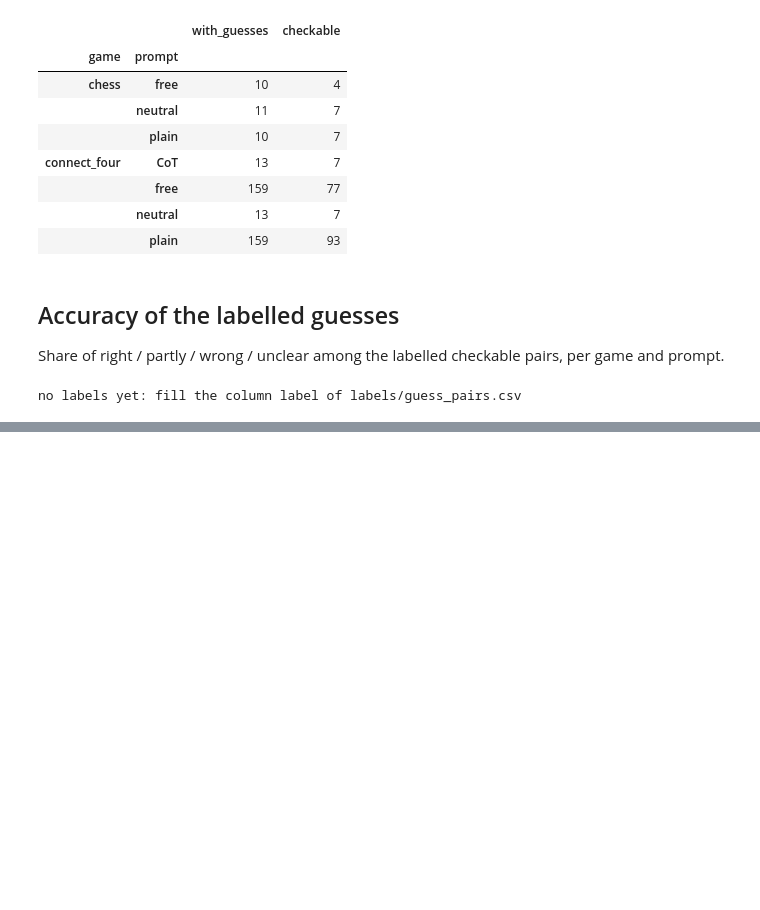
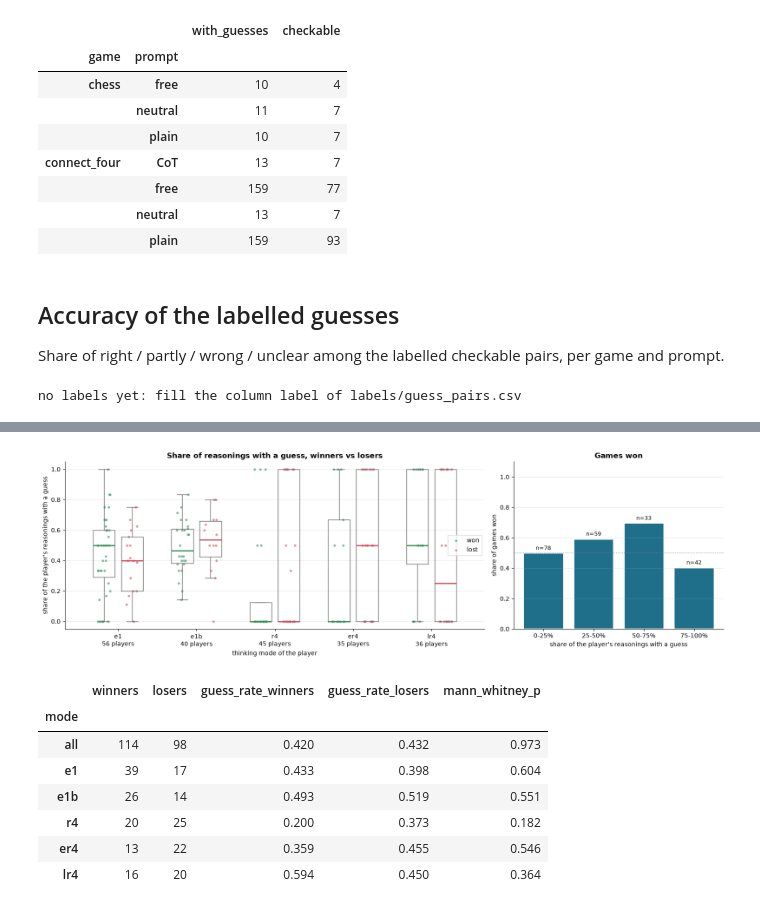
Before and after one commit to UPROOT01/LLMs-Play-Textual-Games, a Jupyter notebook: Code/Benchmark/reasoning_analysis.ipynb, the cells around one changed output, grey strips where cells are left out. Drawn from its saved outputs; the diff is of its cells as text; code cells hidden in the pictures; blank space fills up the shorter version.

Commit message:
added new manual checking for when thinking is needed

```diff
--- a/Code/Benchmark/reasoning_analysis.ipynb
+++ b/Code/Benchmark/reasoning_analysis.ipynb
@@ -146,0 +215,64 @@ no labels yet: fill the column label of labels/guess_pairs.csv
+# %%
+c4 = table[(table.game == "connect_four") & table.level.astype(str).str.startswith("self-")]
+players = (c4.assign(has_guess=c4.guesses.str.len() > 0)
+             .groupby(GAME_KEY + ["player", "player_mode", "player_result"], as_index=False)
+             .agg(guess_rate=("has_guess", "mean"), reasonings=("has_guess", "size")))
+players = players[players.player_result.isin(["win", "loss"])]
+
+fig, axes = plt.subplots(1, 2, figsize=(16, 5), gridspec_kw=dict(width_ratios=[2, 1]))
+ax = axes[0]
+rng = np.random.default_rng(0)
+shown_modes = [m for m in modes if m in set(players.player_mode)]
+for i, mode in enumerate(shown_modes):
+    for offset, result in ((-0.18, "win"), (0.18, "loss")):
+        values = players[(players.player_mode == mode) & (players.player_result == result)].guess_rate
+        if len(values) == 0:
+            continue
+        ax.boxplot([values], positions=[i + offset], widths=0.28, showfliers=False,
+                   medianprops=dict(color=result_colors[result], linewidth=2), boxprops=dict(color="#666666"),
+                   whiskerprops=dict(color="#666666"), capprops=dict(color="#666666"))
+        ax.scatter(i + offset + rng.uniform(-0.08, 0.08, len(values)), values, s=18, alpha=0.6,
+                   color=result_colors[result], edgecolor="white", linewidth=0.5,
+                   label={"win": "won", "loss": "lost"}[result] if i == 0 else None)
+ax.set_xticks(range(len(shown_modes)), [f"{m}\n{(players.player_mode == m).sum()} players" for m in shown_modes])
+ax.set_xlabel("thinking mode of the player")
+ax.set_ylim(-0.05, 1.05)
+ax.legend()
+style_axis(ax, "Share of reasonings with a guess, winners vs losers", "share of the player's reasonings with a guess")
+
+ax = axes[1]
+bins = [-0.01, 0.25, 0.5, 0.75, 1.0]
+names = ["0-25%", "25-50%", "50-75%", "75-100%"]
+players["guess_bin"] = pd.cut(players.guess_rate, bins, labels=names)
+won = players.groupby("guess_bin", observed=False).player_result.apply(lambda r: (r == "win").mean())
+counts = players.groupby("guess_bin", observed=False).size()
+bars = ax.bar(names, won.values, color="#1f6f8b", edgecolor="white", linewidth=2)
+for bar, n in zip(bars, counts.values):
+    ax.text(bar.get_x() + bar.get_width() / 2, (bar.get_height() if not np.isnan(bar.get_height()) else 0) + 0.02,
+            f"n={n}", ha="center", fontsize=9)
+ax.axhline(0.5, color="#888888", linestyle=":", linewidth=1)
+ax.set_ylim(0, 1.1)
+ax.set_xlabel("share of the player's reasonings with a guess")
+style_axis(ax, "Games won", "share of games won")
+fig.tight_layout()
+fig.savefig("graphs/guessing_vs_winning.pdf", bbox_inches="tight")
+plt.show()
+
+rows = []
+for mode in ["all"] + shown_modes:
+    d = players if mode == "all" else players[players.player_mode == mode]
+    w, l = d[d.player_result == "win"].guess_rate, d[d.player_result == "loss"].guess_rate
+    p = mannwhitneyu(w, l).pvalue if len(w) > 1 and len(l) > 1 else np.nan
+    rows.append(dict(mode=mode, winners=len(w), losers=len(l), guess_rate_winners=w.mean(), guess_rate_losers=l.mean(),
+                     mann_whitney_p=p))
+pd.DataFrame(rows).set_index("mode").round(3)
+# %% [output]
+[figure, added]
+|  | winners | losers | guess_rate_winners | guess_rate_losers | mann_whitney_p |
+| mode |  |  |  |  |  |
+| all | 114 | 98 | 0.420 | 0.432 | 0.973 |
+| e1 | 39 | 17 | 0.433 | 0.398 | 0.604 |
+| e1b | 26 | 14 | 0.493 | 0.519 | 0.551 |
+| r4 | 20 | 25 | 0.200 | 0.373 | 0.182 |
+| er4 | 13 | 22 | 0.359 | 0.455 | 0.546 |
+| lr4 | 16 | 20 | 0.594 | 0.450 | 0.364 |
```
Also changed, not shown: parts of 11 cells of this notebook, 29 other files.
